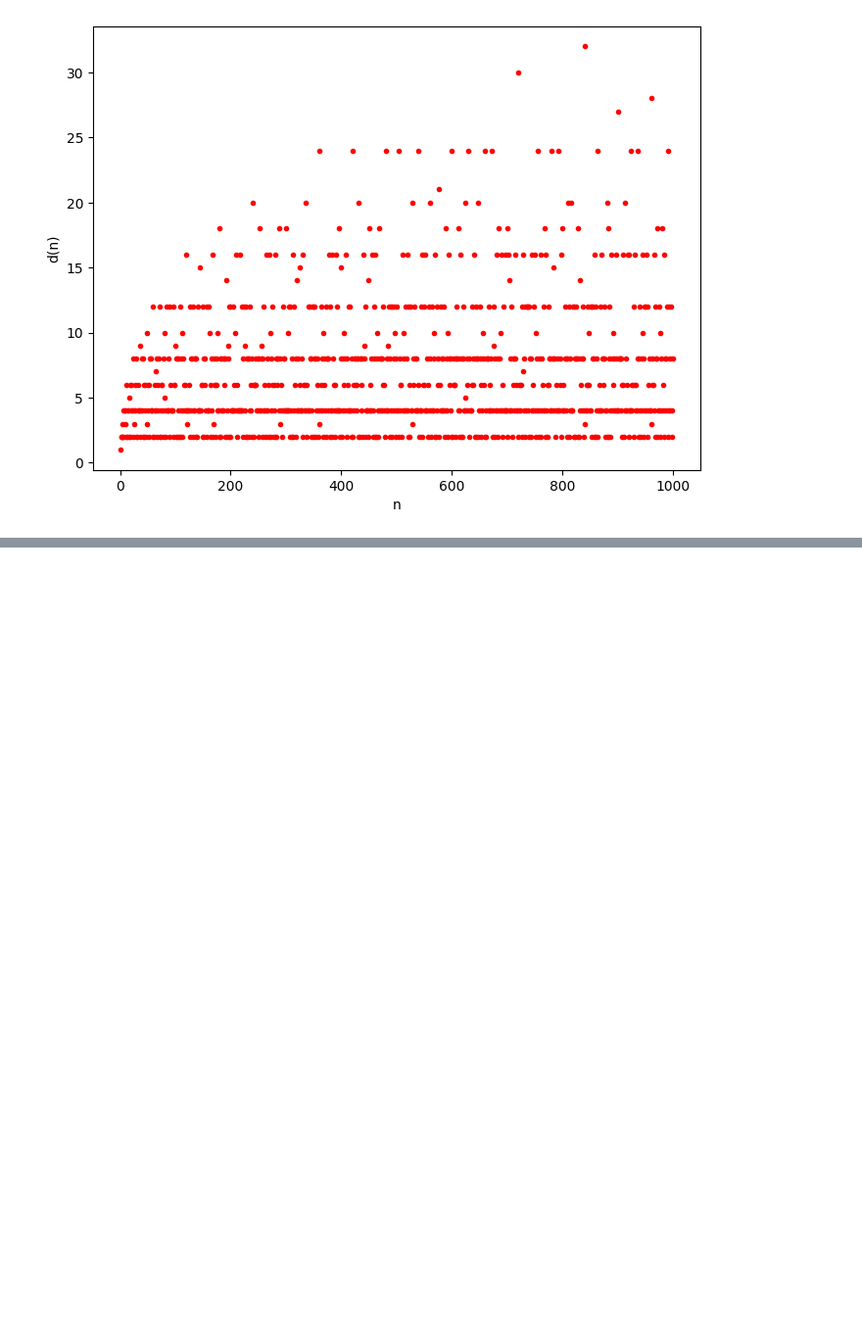
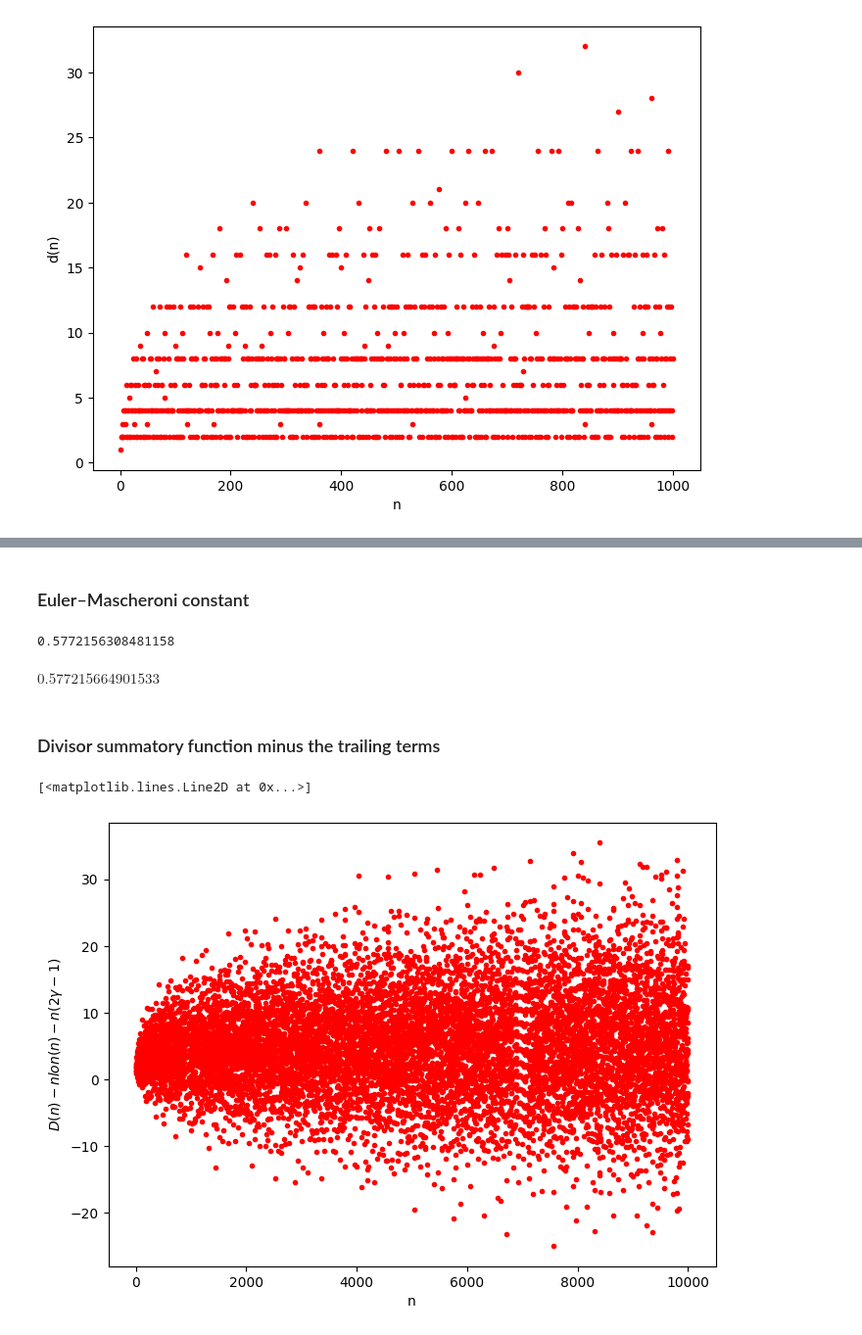
Before and after one commit to marcodelmastro/MathGames, a Jupyter notebook: calenPIario.ipynb, the cells around one changed output, grey strips where cells are left out. Shown at 98% size. Saved outputs shown, nothing was run; the diff lists cells and outputs as text; code cells hidden in the pictures; blank space fills up the shorter version.

```diff
--- a/calenPIario.ipynb
+++ b/calenPIario.ipynb
@@ -1212,0 +1240,29 @@ plt.plot(n,d(n),'r.')
+# %% [markdown]
+### Euler–Mascheroni constant
+# %%
+from math import gamma
+
+gamma_approx = (1.-gamma(1+1.e-8))*1.e14 *1.e-6
+gamma_approx
+# %% [output]
+0.5772156308481158
+# %%
+from sympy import EulerGamma
+
+gamma = EulerGamma.evalf()
+gamma
+# %% [output]
+$\displaystyle 0.577215664901533$
+# %% [markdown]
+### Divisor summatory function minus the trailing terms
+# %%
+n = np.arange(1,10000,1)
+Dmtt = Dv(n)-n*np.log(n)-n*(2*gamma-1)
+# %%
+plt.figure(figsize=(8,6),dpi=100)
+plt.xlabel('n')
+plt.ylabel('$D(n) - n lon(n) - n(2\gamma-1)$')
+plt.plot(n,Dmtt,'r.')
+# %% [output]
+[<matplotlib.lines.Line2D at 0x...>]
+[figure, added]
```
Also changed, not shown: parts of 3 cells of this notebook.
